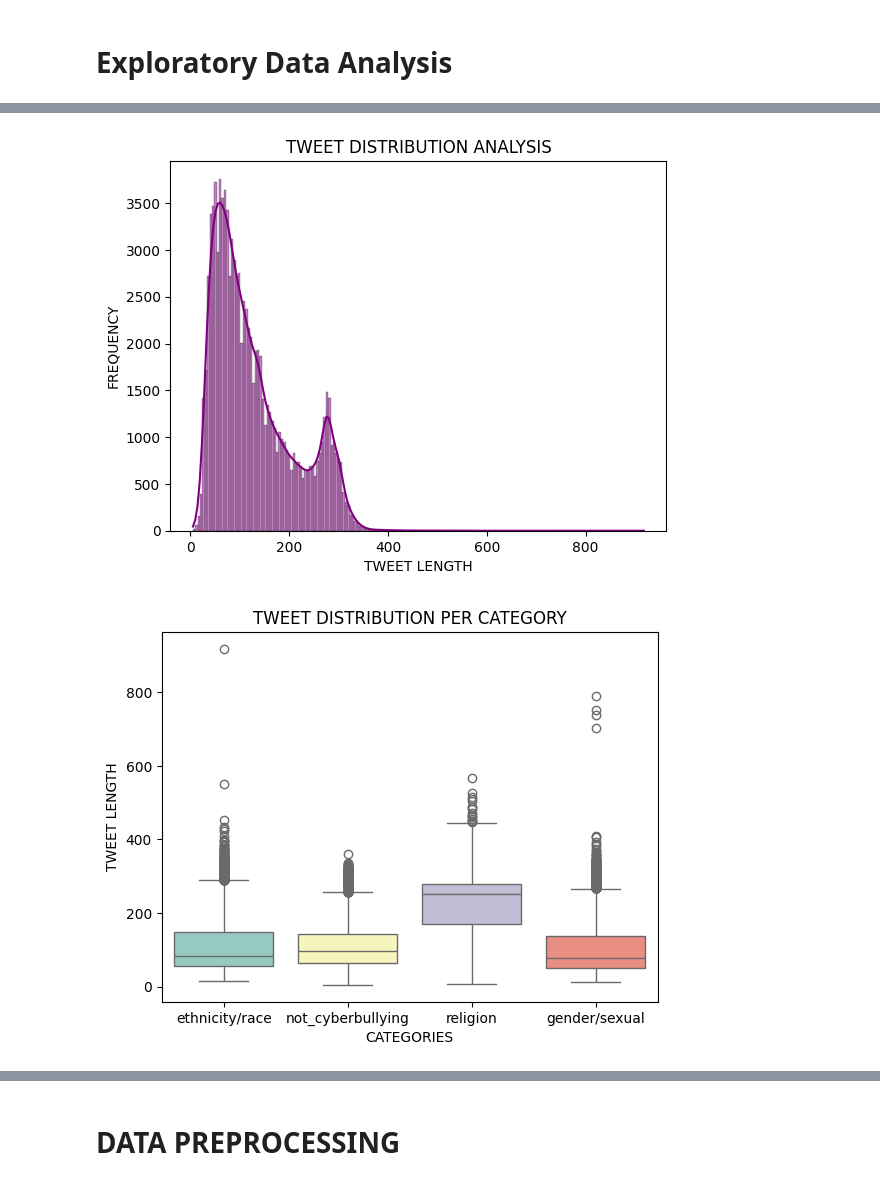
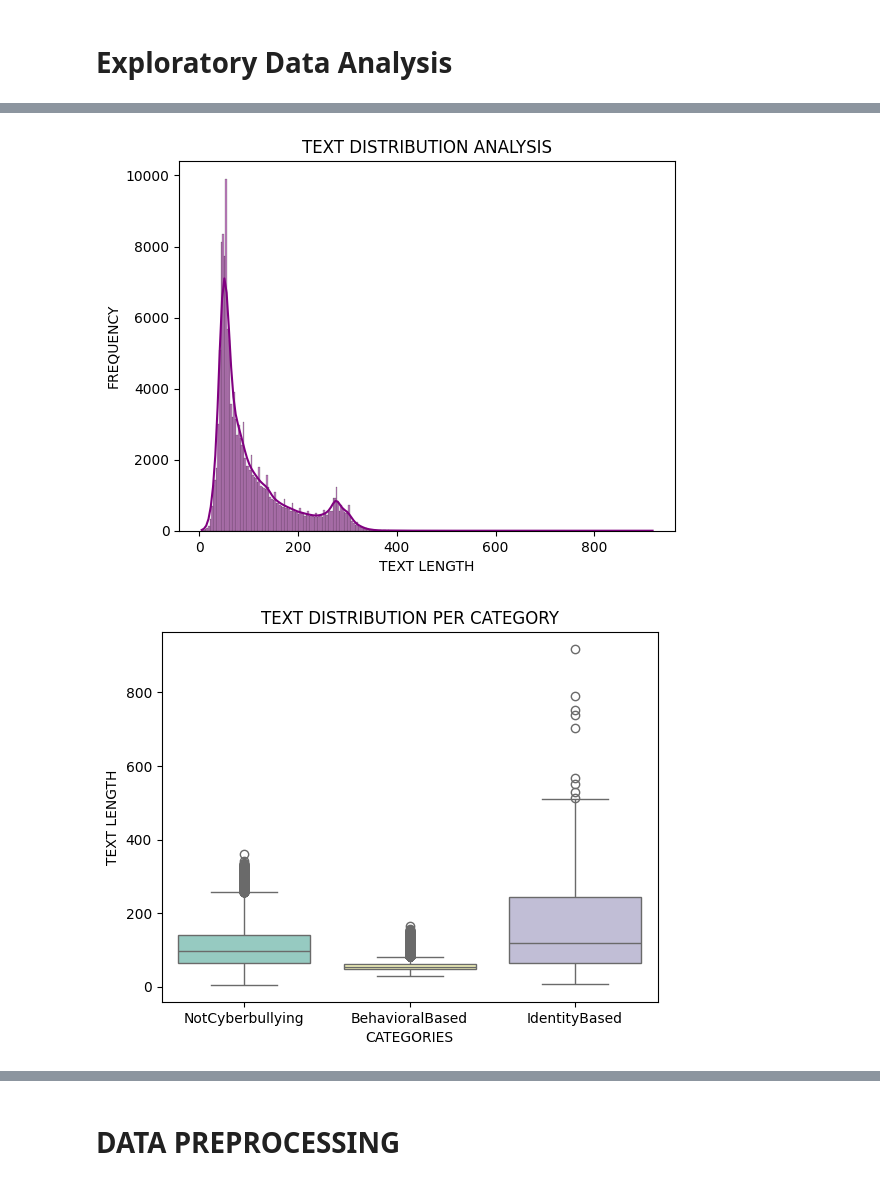
Before and after one commit to DeepraMazumder/Cyberbullying-Detection-and-Analysis-in-Social-Media, a Jupyter notebook: Notebooks/MachineLearning.ipynb, the cells around one changed output, grey strips where cells are left out. Saved outputs shown, nothing was run; the diff lists cells and outputs as text; code cells hidden in the pictures.

```diff
--- a/Notebooks/MachineLearning.ipynb
+++ b/Notebooks/MachineLearning.ipynb
@@ -91 +99,4 @@ memory usage: 2.2+ MB
 None
+# %%
+# Drop the row with missing Text
+df = df[df['Text'].notna()]
@@ -122,20 +163,20 @@ plt.show()
 # %%
-# Length of tweets analysis
-df['tweet_length'] = df['text'].apply(len)
+# Length of text analysis
+df['text_length'] = df['Text'].apply(len)
 
-sns.histplot(df['tweet_length'], kde=True, color='purple')
-plt.title('TWEET DISTRIBUTION ANALYSIS')
-plt.xlabel('TWEET LENGTH')
+sns.histplot(df['text_length'], kde=True, color='purple')
+plt.title('TEXT DISTRIBUTION ANALYSIS')
+plt.xlabel('TEXT LENGTH')
 plt.ylabel('FREQUENCY')
 plt.show()
 # %% [output]
-[figure, old version]
+[figure, new version]
 # %%
 # Tweet length distribution per class
-sns.boxplot(x='label', y='tweet_length', data=df, palette='Set3')
-plt.title('TWEET DISTRIBUTION PER CATEGORY')
+sns.boxplot(x='SuperLabel', y='text_length', data=df, palette='Set3')
+plt.title('TEXT DISTRIBUTION PER CATEGORY')
 plt.xlabel('CATEGORIES')
-plt.ylabel('TWEET LENGTH')
+plt.ylabel('TEXT LENGTH')
 plt.show()
 # %% [output]
-[figure, old version]
+[figure, new version]
```
Also changed, not shown: parts of 17 cells of this notebook, 3 other files.
